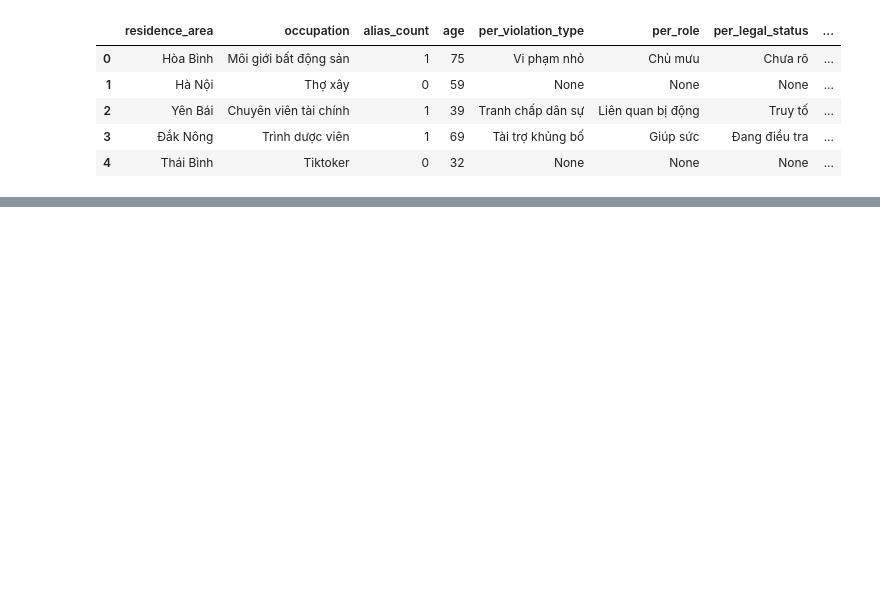
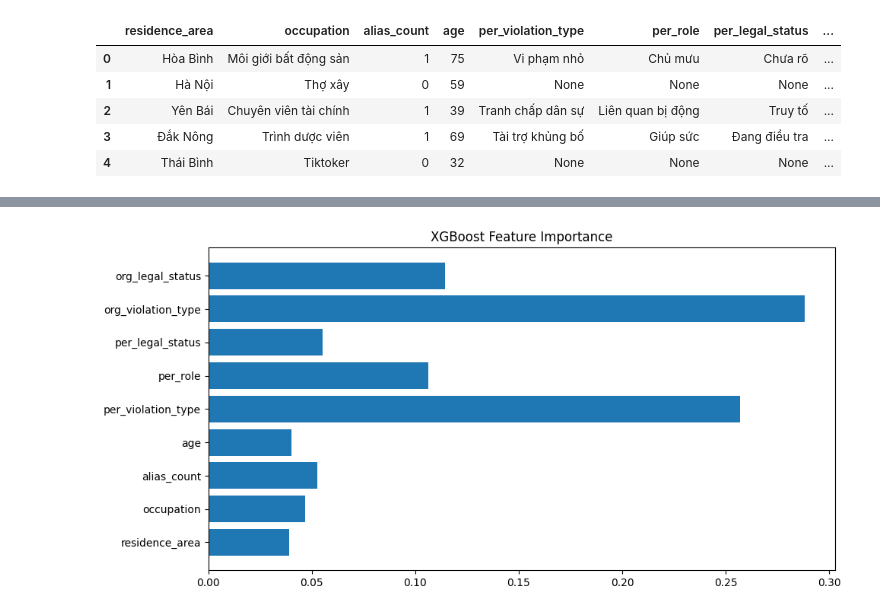
Before and after one commit to hoivd/VPBankHackathon, a Jupyter notebook: notebooks/dataset_task_2.ipynb, the cells around one changed output, grey strips where cells are left out. Cells and saved outputs as stored; diff of their text form; code cells hidden in the pictures; blank space fills up the shorter version.

```diff
--- a/notebooks/dataset_task_2.ipynb
+++ b/notebooks/dataset_task_2.ipynb
@@ -14,7 +14,7 @@ residence_area = {
                "Long An", "Hậu Giang", "Tiền Giang", "Trà Vinh", "Vĩnh Long",
                "Sóc Trăng", "Cà Mau", "Bạc Liêu", "Bến Tre", "Phú Thọ",
                "Hưng Yên", "Thái Bình", "Ninh Thuận", "Hòa Bình", "Yên Bái",
-               "Tuyên Quang", "Hà Nam", "Lâm Đồng"],
+               "Tuyên Quang", "Hà Nam", "Lâm Đồng", "Quảng Bình"],
     'low': ["Bắc Giang", "Bắc Kạn", "Bắc Ninh", "Cao Bằng", "Điện Biên",
             "Hà Giang", "Sơn La", "Lai Châu", "Quảng Trị", "Đồng Tháp"]
 }
@@ -241,0 +256,32 @@ df.head()
+# %%
+categorical_cols = [
+    'residence_area', 'occupation', 'per_violation_type',
+    'per_role', 'per_legal_status', 'org_violation_type', 'org_legal_status'
+]
+# %%
+df_encoded = df[features + ['label']].copy()
+for col in categorical_cols:
+    df_encoded[col] = LabelEncoder().fit_transform(df_encoded[col].astype(str))  # xử lý cả giá trị rỗng
+
+# Chia train/test
+X = df_encoded[features]
+y = df_encoded['label']
+X_train, X_test, y_train, y_test = train_test_split(X, y, stratify=y, test_size=0.2, random_state=42)
+# %%
+from xgboost import XGBClassifier
+from sklearn.metrics import classification_report
+
+model = XGBClassifier(
+    objective='multi:softmax',
+    num_class=5,
+    eval_metric='mlogloss',
+    use_label_encoder=False,
+    max_depth=5,
+    n_estimators=100,
+    random_state=42
+)
+
+model.fit(X_train, y_train)
+y_pred = model.predict(X_test)
+
+print(classification_report(y_test, y_pred, digits=3))
@@ -241,0 +300,11 @@ df.head()
+# %%
+import matplotlib.pyplot as plt
+
+plt.figure(figsize=(10, 5))
+xgb_importances = model.feature_importances_
+plt.barh(X.columns, xgb_importances)
+plt.title("XGBoost Feature Importance")
+plt.tight_layout()
+plt.show()
+# %% [output]
+[figure, added]
```
Also changed, not shown: parts of 7 cells of this notebook.
